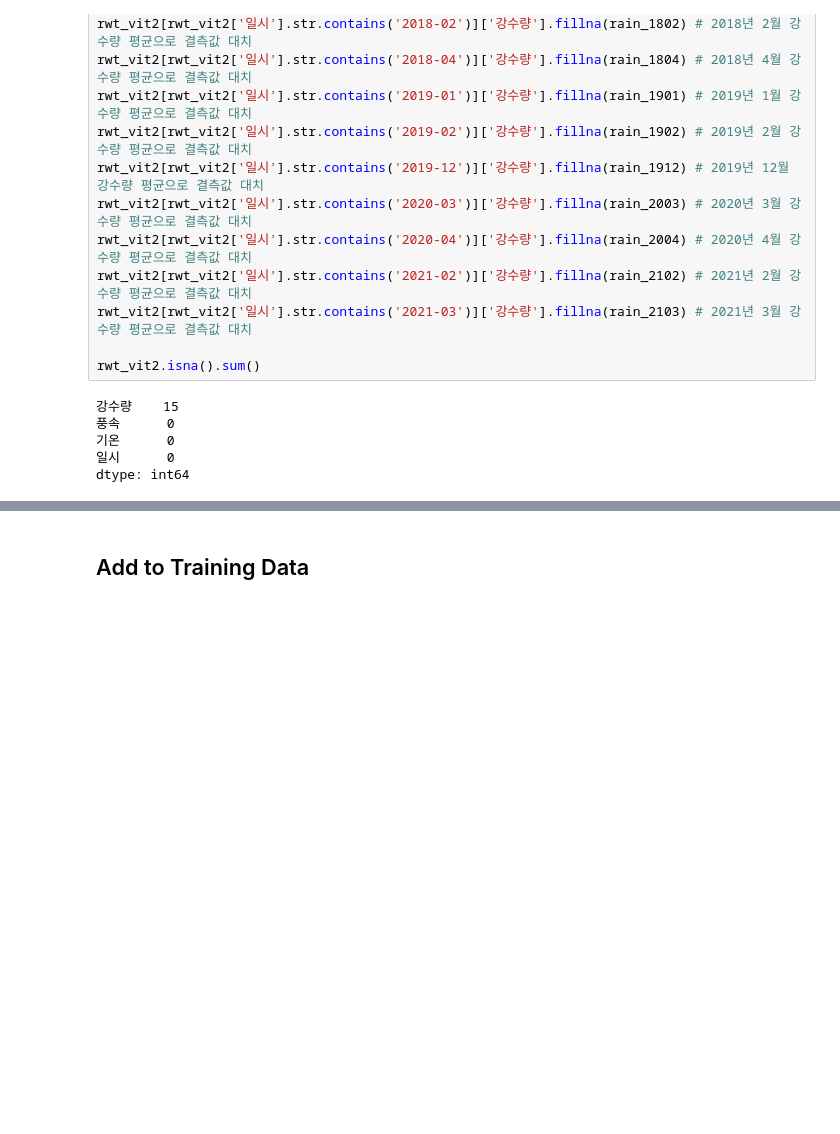
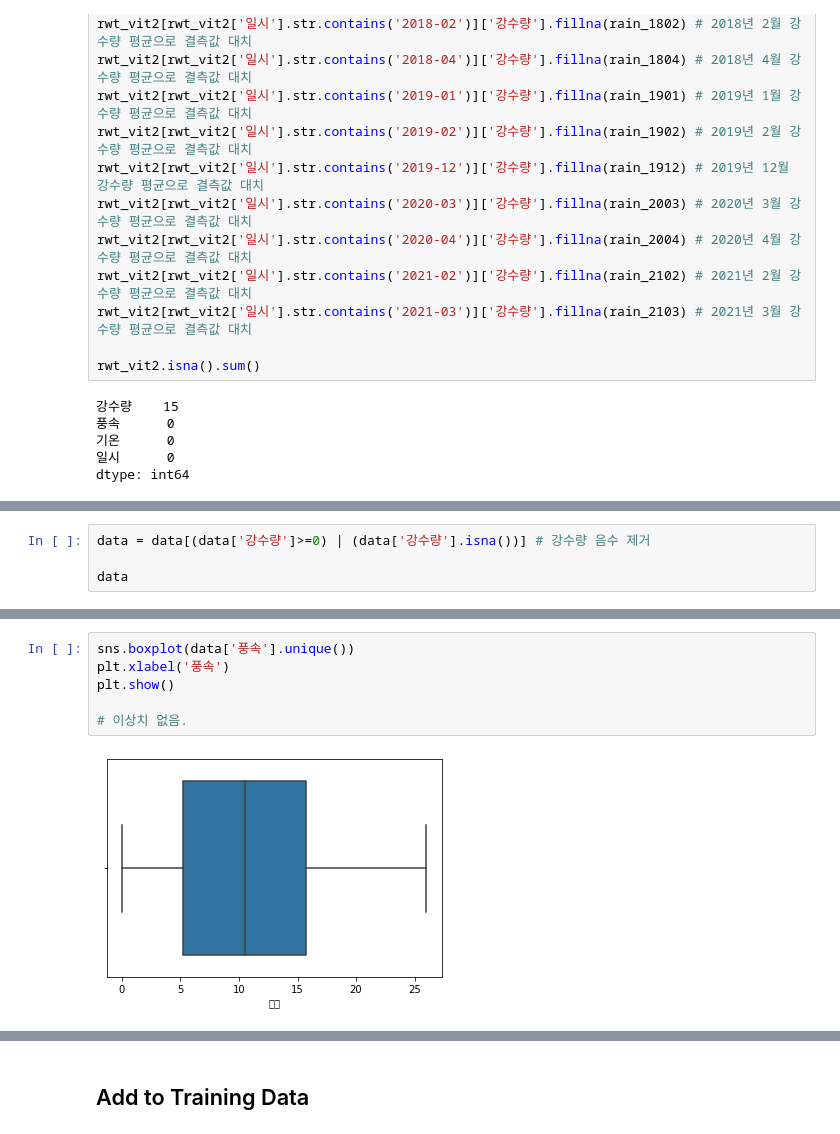
Before and after one commit to Yeony54/Project_Seafood_Import_Price_Prediction, a Jupyter notebook: Final_Preprocessing.ipynb, the cells around one changed output, grey strips where cells are left out. Drawn from its saved outputs; the diff is of its cells as text; blank space fills up the shorter version.

```diff
--- a/Final_Preprocessing.ipynb
+++ b/Final_Preprocessing.ipynb
@@ -428,0 +619,4 @@ dtype: int64
+# %%
+data = data[(data['강수량']>=0) | (data['강수량'].isna())] # 강수량 음수 제거
+
+data
@@ -428,0 +637,8 @@ dtype: int64
+# %%
+sns.boxplot(data['풍속'].unique())
+plt.xlabel('풍속')
+plt.show()
+
+# 이상치 없음.
+# %% [output]
+[figure, added]
```
Also changed, not shown: parts of 29 cells of this notebook.
